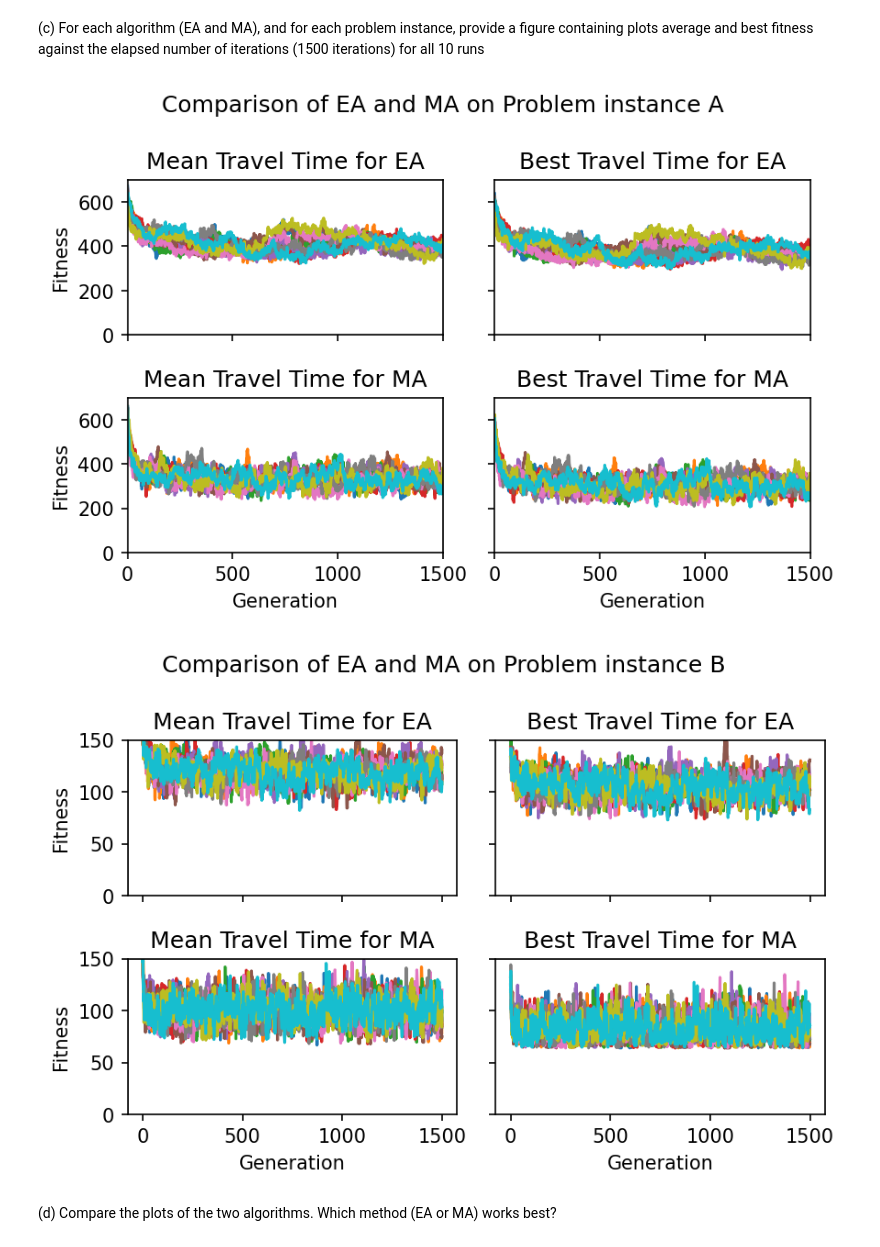
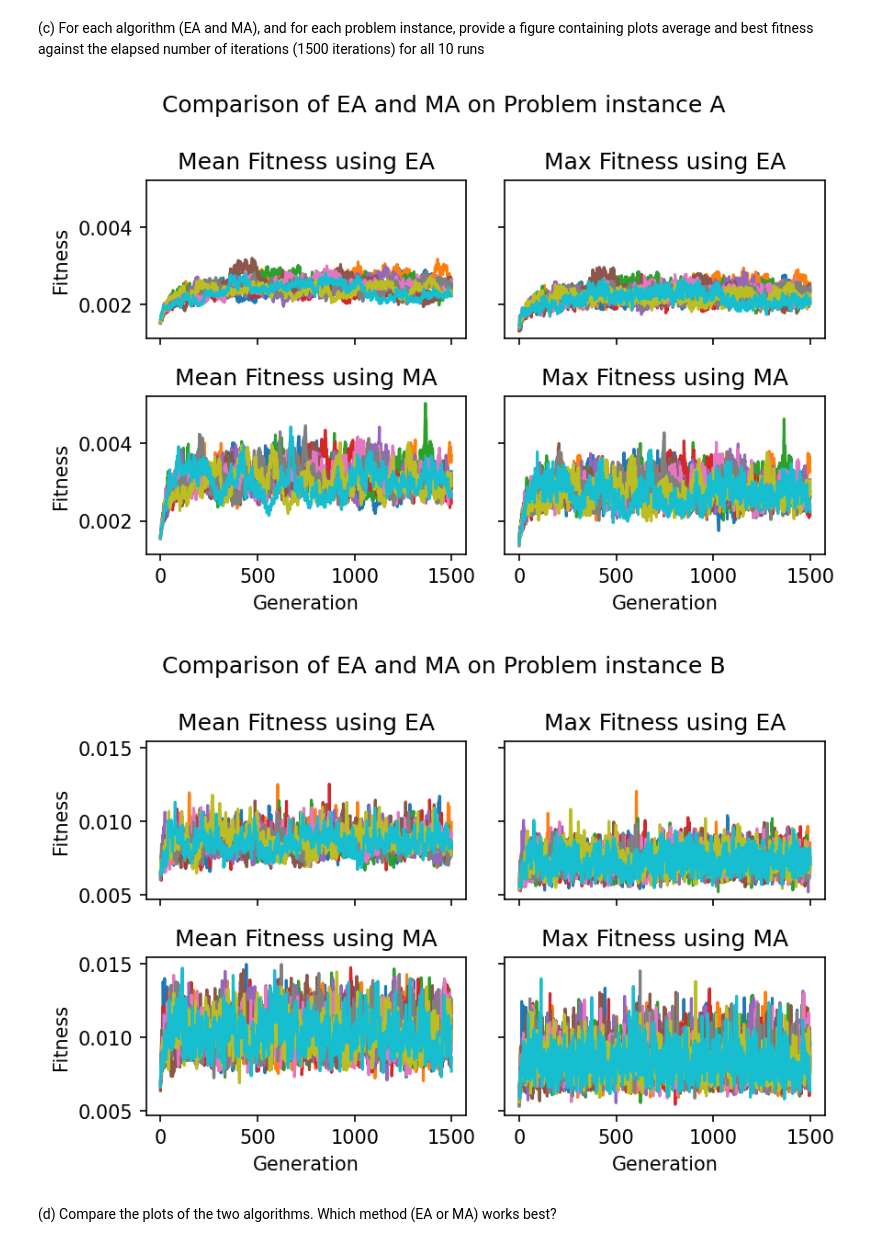
Before and after one commit to JanSchering/natural_computing, a Jupyter notebook: assignment_1/Ex6.ipynb, the cells around one changed output. Drawn from its saved outputs; the diff is of its cells as text; code cells hidden in the pictures.

```diff
--- a/assignment_1/Ex6.ipynb
+++ b/assignment_1/Ex6.ipynb
@@ -119,12 +119,12 @@ def tournament_select(population:np.ndarray, eval_fitness):
     else:
         return cand2
 # %%
-def eval_population(pop:np.ndarray, calc_travel_time):
+def eval_population(pop:np.ndarray, calc_fitness):
     """Returns (mean_fitness, max_fitness, min_fitness, best_candidate) of the population"""
-    travel_times = []
+    fitnesses = []
     for individual in pop:
-        travel_times.append(calc_travel_time(individual))
-    return np.mean(travel_times), np.max(travel_times), np.min(travel_times), np.argmin(travel_times)
+        fitnesses.append(calc_fitness(individual))
+    return np.mean(fitnesses), np.max(fitnesses), np.min(fitnesses), np.argmax(fitnesses)
 
 def prep_travel_map(candidate, map):
     print(candidate)
@@ -358,44 +346,52 @@ iterations (1500 iterations) for all 10 runs
 # %%
 # Plot comparison of EA and MA on Problem instance A
 fig, axs = plt.subplots(2, 2, facecolor='w', sharex=True, sharey=True)
-plt.xlim(0, 1500)
-plt.ylim(0, 700)
+#plt.xlim(0, 1500)
+#plt.ylim(0, 700)
 for i in range(10):
-    axs[0][0].plot(np.arange(max_gens), [stat[0] for stat in a_EA_stats[i]])
-    axs[0][1].plot(np.arange(max_gens), [stat[2] for stat in a_EA_stats[i]])
-    axs[1][0].plot(np.arange(max_gens), [stat[0] for stat in a_MA_stats[i]])
-    axs[1][1].plot(np.arange(max_gens), [stat[2] for stat in a_MA_stats[i]])
-axs[0][0].title.set_text("Mean Travel Time for EA")
-axs[0][1].title.set_text("Best Travel Time for EA")
-axs[1][0].title.set_text("Mean Travel Time for MA")
-axs[1][1].title.set_text("Best Travel Time for MA")
+    axs[0][0].plot(np.arange(max_gens), [stat[0] for stat in a_EA_stats[i]], label=f"Trial {i+1}")
+    axs[0][1].plot(np.arange(max_gens), [stat[2] for stat in a_EA_stats[i]], label=f"Trial {i+1}")
+    axs[1][0].plot(np.arange(max_gens), [stat[0] for stat in a_MA_stats[i]], label=f"Trial {i+1}")
+    axs[1][1].plot(np.arange(max_gens), [stat[2] for stat in a_MA_stats[i]], label=f"Trial {i+1}")
+#axs[0][0].legend(loc="best")
+#axs[0][1].legend(loc="best")
+#axs[1][0].legend(loc="best")
+#axs[1][1].legend(loc="best")
+axs[0][0].title.set_text("Mean Fitness using EA")
+axs[0][1].title.set_text("Max Fitness using EA")
+axs[1][0].title.set_text("Mean Fitness using MA")
+axs[1][1].title.set_text("Max Fitness using MA")
 plt.setp(axs[-1, :], xlabel='Generation')
 plt.setp(axs[:, 0], ylabel='Fitness')
 fig.suptitle("Comparison of EA and MA on Problem instance A")
 fig.tight_layout()
 fig.set_dpi(150)
 # %% [output]
-[figure, old version]
+[figure, new version]
 # %%
 # Plot comparison of EA and MA on Problem instance B
 fig, axs = plt.subplots(2, 2, facecolor='w', sharex=True, sharey=True)
-plt.ylim(0,150)
+#plt.ylim(0,150)
 for i in range(10):
-    axs[0][0].plot(np.arange(max_gens), [stat[0] for stat in b_EA_stats[i]])
-    axs[0][1].plot(np.arange(max_gens), [stat[2] for stat in b_EA_stats[i]])
-    axs[1][0].plot(np.arange(max_gens), [stat[0] for stat in b_MA_stats[i]])
-    axs[1][1].plot(np.arange(max_gens), [stat[2] for stat in b_MA_stats[i]])
-axs[0][0].title.set_text("Mean Travel Time for EA")
-axs[0][1].title.set_text("Best Travel Time for EA")
-axs[1][0].title.set_text("Mean Travel Time for MA")
-axs[1][1].title.set_text("Best Travel Time for MA")
+    axs[0][0].plot(np.arange(max_gens), [stat[0] for stat in b_EA_stats[i]], label=f"Trial {i+1}")
+    axs[0][1].plot(np.arange(max_gens), [stat[2] for stat in b_EA_stats[i]], label=f"Trial {i+1}")
+    axs[1][0].plot(np.arange(max_gens), [stat[0] for stat in b_MA_stats[i]], label=f"Trial {i+1}")
+    axs[1][1].plot(np.arange(max_gens), [stat[2] for stat in b_MA_stats[i]], label=f"Trial {i+1}")
+#axs[0][0].legend(loc="best")
+#axs[0][1].legend(loc="best")
+#axs[1][0].legend(loc="best")
+#axs[1][1].legend(loc="best")
+axs[0][0].title.set_text("Mean Fitness using EA")
+axs[0][1].title.set_text("Max Fitness using EA")
+axs[1][0].title.set_text("Mean Fitness using MA")
+axs[1][1].title.set_text("Max Fitness using MA")
 plt.setp(axs[-1, :], xlabel='Generation')
 plt.setp(axs[:, 0], ylabel='Fitness')
 fig.suptitle("Comparison of EA and MA on Problem instance B")
 fig.tight_layout()
 fig.set_dpi(150)
 # %% [output]
-[figure, old version]
+[figure, new version]
 # %% [markdown]
 (d) Compare the plots of the two algorithms. Which method (EA or MA) works
 best?
```
Also changed, not shown: parts of 6 cells of this notebook.
